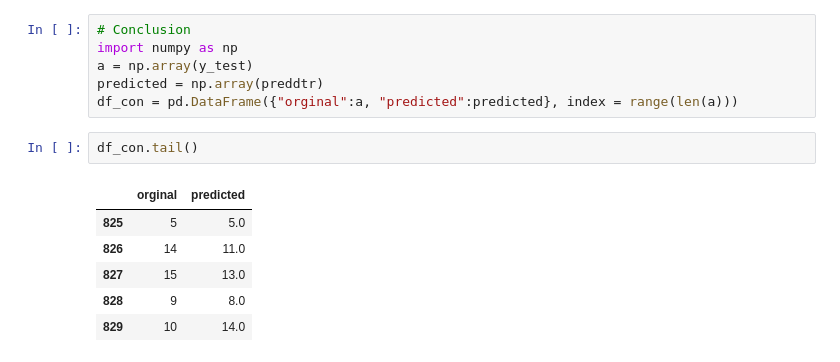
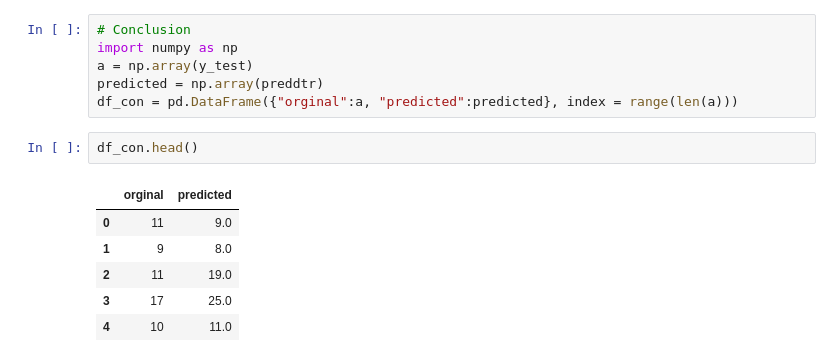
Before and after one commit to ponmanimanoharan/Ablone_prediction, a Jupyter notebook: Abalone submission.ipynb, the cells around one changed output. Saved outputs shown, nothing was run; the diff lists cells and outputs as text.

```diff
--- a/Abalone submission.ipynb
+++ b/Abalone submission.ipynb
@@ -706,11 +706,11 @@ a = np.array(y_test)
 predicted = np.array(preddtr)
 df_con = pd.DataFrame({"orginal":a, "predicted":predicted}, index = range(len(a)))
 # %%
-df_con.tail()
+df_con.head()
 # %% [output]
 |  | orginal | predicted |
-| 825 | 5 | 5.0 |
-| 826 | 14 | 11.0 |
-| 827 | 15 | 13.0 |
-| 828 | 9 | 8.0 |
-| 829 | 10 | 14.0 |
+| 0 | 11 | 9.0 |
+| 1 | 9 | 8.0 |
+| 2 | 11 | 19.0 |
+| 3 | 17 | 25.0 |
+| 4 | 10 | 11.0 |
```
Also changed, not shown: parts of 8 cells of this notebook.
